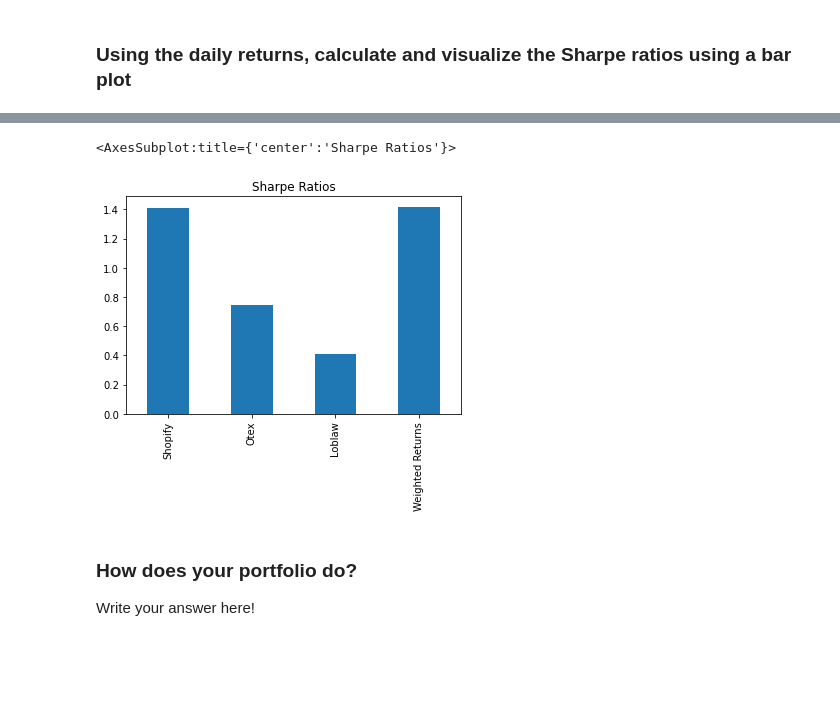
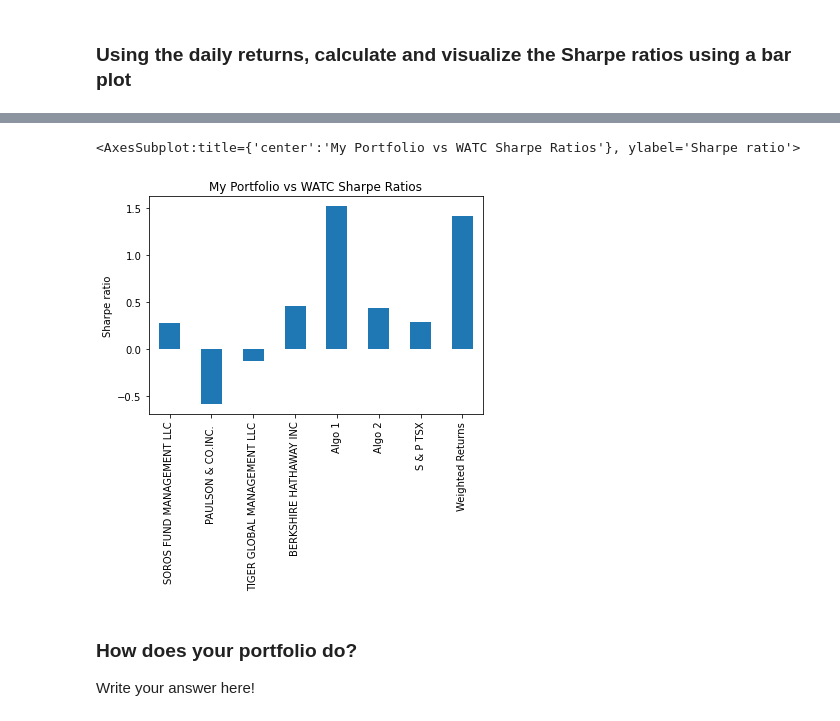
Before and after one commit to simongs10/Whale-of-portfolio-homework, a Jupyter notebook: Week 4_whale_analysis.ipynb, the cells around one changed output, grey strips where cells are left out. Saved outputs shown, nothing was run; the diff lists cells and outputs as text; code cells hidden in the pictures; blank space fills up the shorter version.

```diff
--- a/Week 4_whale_analysis.ipynb
+++ b/Week 4_whale_analysis.ipynb
@@ -557,11 +567,14 @@ daily_returns_sol_final
 ## Calculate the weighted returns for the portfolio assuming an equal number of shares for each stock
 # %%
 # Set weights
+
 weights = [1/3, 1/3, 1/3]
 
 # Calculate portfolio return
-weighted_portfolio_returns = daily_returns_sol_final.dot(weights)
+
+weighted_portfolio_returns = daily_returns_sol.dot(weights)
 
 # Display sample data
+
 weighted_portfolio_returns
 # %% [output]
@@ -582,8 +594,9 @@ Length: 962, dtype: float64
 ## Join your portfolio returns to the DataFrame that contains all of the portfolio returns
 # %%
 # Join your returns DataFrame to the original returns DataFrame
+
 returns_vs_weighted_returns = pd.concat(
-    [daily_returns_sol_final, weighted_portfolio_returns], axis="columns", join="inner")
+    [daily_returns_sol, weighted_portfolio_returns], axis="columns", join="inner")
 returns_vs_weighted_returns.columns = ['Shopify', 'Otex', 'Loblaw', 'Weighted Returns']
 returns_vs_weighted_returns
 # %% [output]
@@ -667,2 +688,8 @@ rolling_beta_portfolio.plot(figsize=(20, 10), title='Rolling 60-Day Beta of port
 # %% [markdown]
 ### Using the daily returns, calculate and visualize the Sharpe ratios using a bar plot
+# %%
+# Calculate Annualzied Sharpe Ratios
+
+#note "watc" in my_portfolio_vs watc refers to whale_algo_tsx_combo
+my_portfolio_vs_watc = pd.concat(([whale_algo_tsx_combo, returns_vs_weighted_returns["Weighted Returns"]]), axis="columns", join="inner")
+my_portfolio_vs_watc
@@ -669,4 +710,3 @@ rolling_beta_portfolio.plot(figsize=(20, 10), title='Rolling 60-Day Beta of port
 # %%
-# Calculate Annualzied Sharpe Ratios
-#whale_algo_tsx_combo.std()
-sharpe_ratios_portfolio = (returns_vs_weighted_returns.mean() * 252) / (returns_vs_weighted_returns.std() * np.sqrt(252))
+sharpe_ratios_my_portfolio_vs_watc = (my_portfolio_vs_watc.mean() * 252) / (my_portfolio_vs_watc.std() * np.sqrt(252))
+sharpe_ratios_my_portfolio_vs_watc
@@ -673,9 +723,11 @@ sharpe_ratios_portfolio = (returns_vs_weighted_returns.mean() * 252) / (returns_
 # %%
 # Visualize the sharpe ratios as a bar plot
-sharpe_ratios_portfolio.plot(kind="bar", title="Sharpe Ratios")
+
+sharpe_ratios_my_portfolio_vs_watc.plot(kind="bar", title="My Portfolio vs WATC Sharpe Ratios", ylabel="Sharpe ratio")
+#sharpe_ratios_portfolio.plot(kind="bar", title="Sharpe Ratios")
 # %% [output]
-<AxesSubplot:title={'center':'Sharpe Ratios'}>
+<AxesSubplot:title={'center':'My Portfolio vs WATC Sharpe Ratios'}, ylabel='Sharpe ratio'>
-[figure, old version]
+[figure, new version]
 # %% [markdown]
 ### How does your portfolio do?
 
```
Also changed, not shown: parts of 22 cells of this notebook, 1 other file.
